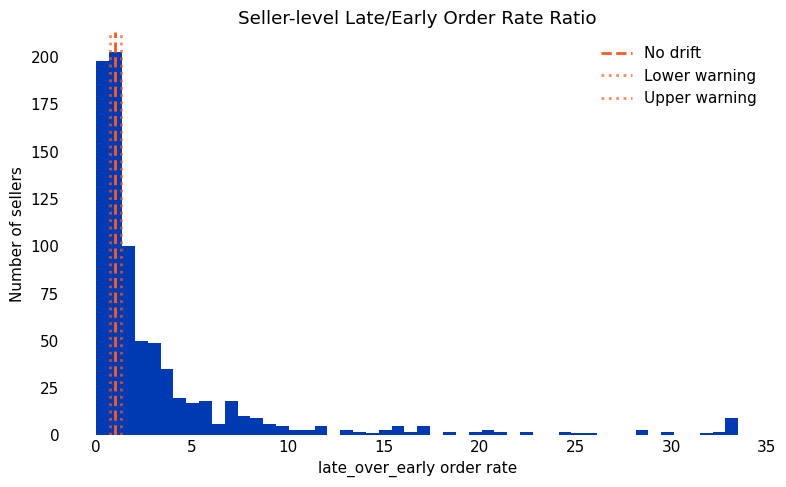
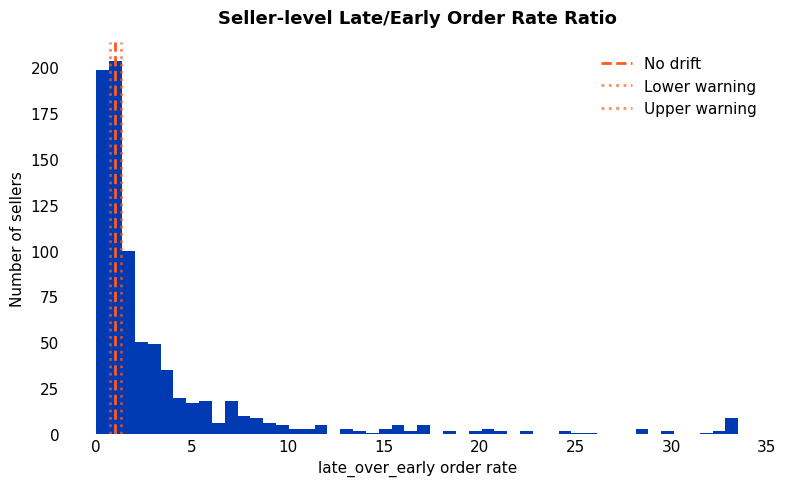
The notebook cell's code change between the first figure and the second:
--- before
+++ after
@@ -68,5 +68,5 @@
 
 # labels
-ax.set_title("Seller-level Late/Early Order Rate Ratio")
+ax.set_title("Seller-level Late/Early Order Rate Ratio", fontsize=13, fontweight="bold", pad=14)
 ax.set_xlabel("late_over_early order rate")
 ax.set_ylabel("Number of sellers")

Commit: Change title format of charts/plots